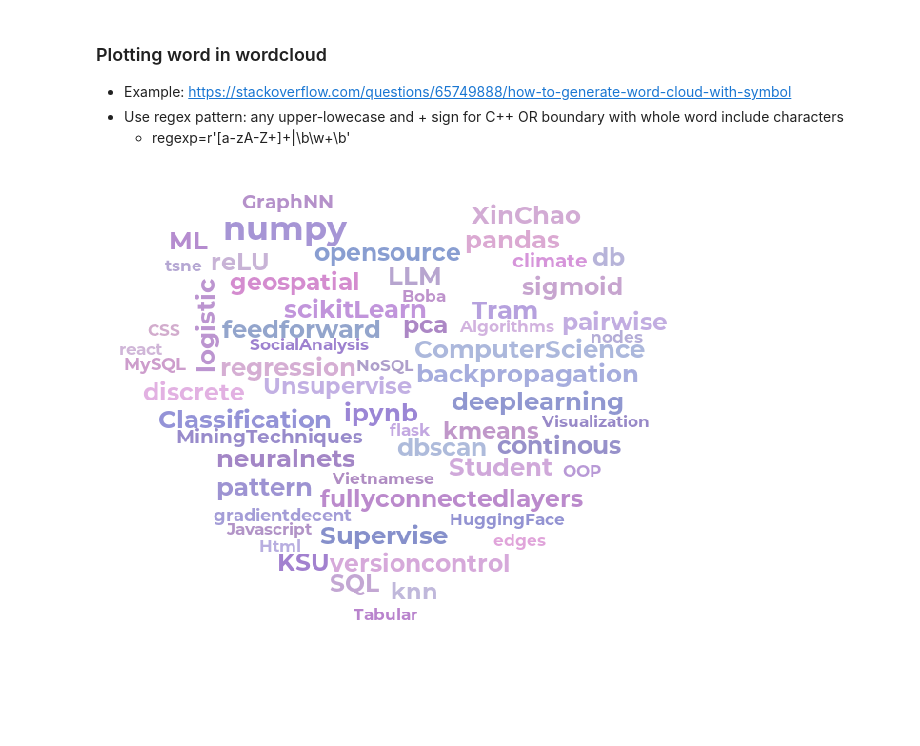
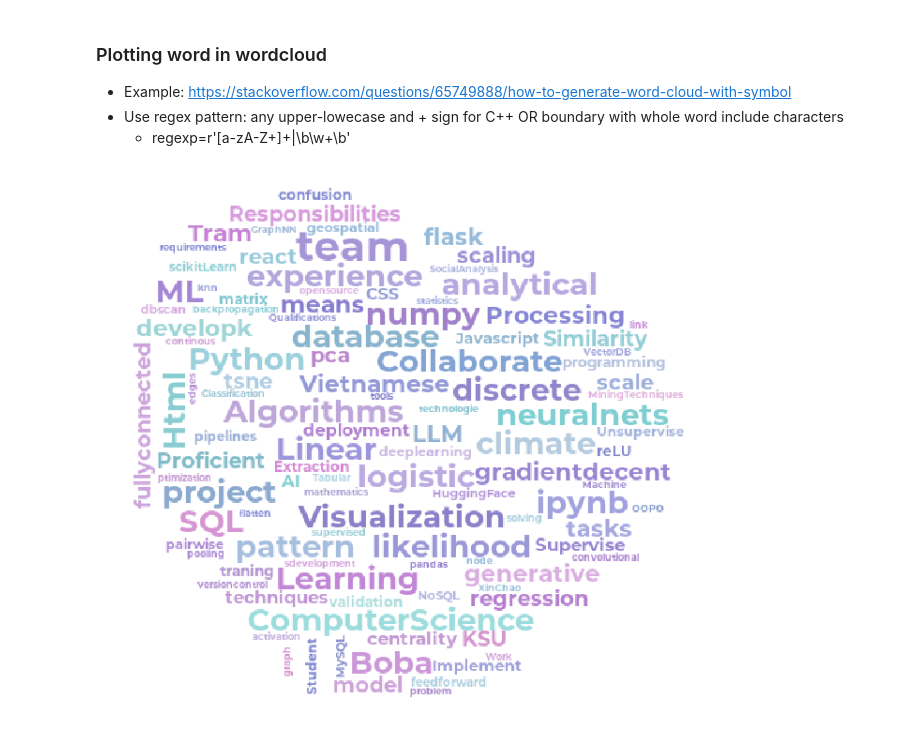
Before and after one commit to justramle/justramle, a Jupyter notebook: wordcloud_gen/generator.ipynb, the cells around one changed output. Cells and saved outputs as stored; diff of their text form; code cells hidden in the pictures.

Commit message:
update words list

```diff
--- a/wordcloud_gen/generator.ipynb
+++ b/wordcloud_gen/generator.ipynb
@@ -11,36 +11,36 @@ from PIL import Image
 import random
 
 def pastel_color(word, font_size, position, orientation, random_state=None, **kwargs):
-    return "hsl(%d, %d%%, %d%%)" % (np.random.randint(220, 313), np.random.randint(30, 50), np.random.randint(65, 80))
+    return "hsl(%d, %d%%, %d%%)" % (np.random.randint(180, 313), np.random.randint(40, 50), np.random.randint(65, 80))
 
 def plot_word_cloud():
     # Read file from txt
     with open ('worddoc.txt', 'r', encoding='UTF-8') as file:
         wordlist = ' '.join([line.strip() for line in file])
 
     # Create cat shape mask
-    mask = np.array(Image.open('../images/heart.png'))
+    mask = np.array(Image.open('../images/orange.jpeg'))
 
     # Generate the word cloud
-    wordcloud = WordCloud(width=400, height=500,
+    wordcloud = WordCloud(width=300, height=300,
                           background_color='white',
                         #   stopwords= STOPWORDS,
                           font_path='Montserrat-Bold.otf',
                         #   regexp=r'[a-zA-Z\+]+|\b[\w\+]\b',
                           color_func=pastel_color,
                           mask=mask,
                           random_state=42,
                           max_font_size=35,
                           ).generate(wordlist)
 
-    plt.figure(figsize=(8,7))
+    plt.figure(figsize=(8,10))
     plt.imshow(wordcloud, interpolation='None')
     plt.axis('off')
     plt.savefig('heartwordcould.png',bbox_inches="tight")
     plt.show()
 
 
 
 plot_word_cloud()
 # %% [output]
-[figure, old version]
+[figure, new version]
```
Also changed, not shown: 7 other files.
